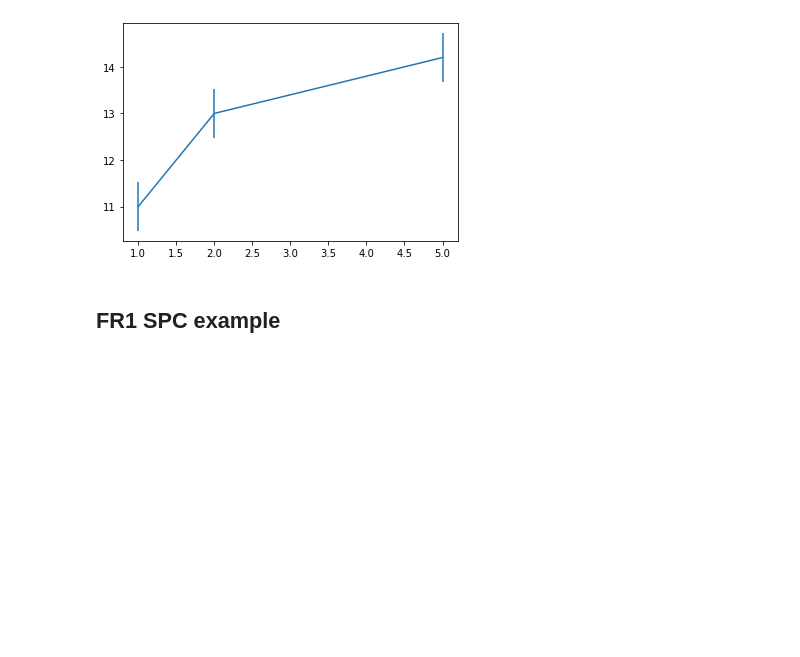
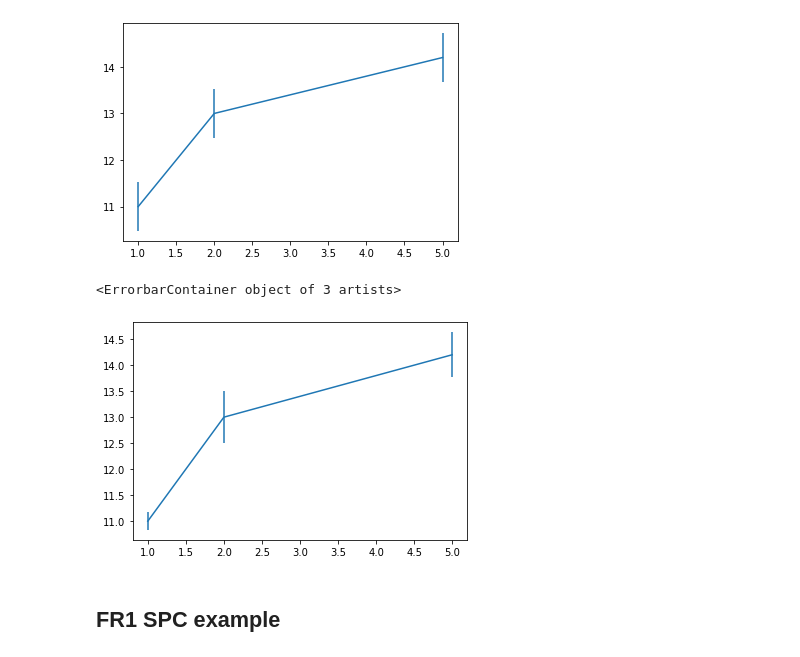
Before and after one commit to pennmem/pybeh_pd, a Jupyter notebook: loftus_masson_example.ipynb, the cells around one changed output. Drawn from its saved outputs; the diff is of its cells as text; code cells hidden in the pictures; blank space fills up the shorter version.

```diff
--- a/loftus_masson_example.ipynb
+++ b/loftus_masson_example.ipynb
@@ -192,11 +205,16 @@ plt.errorbar(x=[1, 2, 5], y=M_C, yerr=CI)
 # Using analytic pybeh function
 # %%
 #function requires a column for "subject", "condition" and the "value" for each subject in each condition
-M_C, CI = pb.loftus_masson_analytic(df_long, 'sub', 'cond', 'value')
-plt.errorbar(x=[1, 2, 5], y=M_C, yerr=CI)
+df_loftus_masson = pb.loftus_masson_analytic(df_long, 'sub', 'cond', 'value')
+plt.errorbar(x=[1, 2, 5], y='M_C', yerr='CI_equal', data=df_loftus_masson)
 # %% [output]
 <ErrorbarContainer object of 3 artists>
 [figure]
+# %%
+plt.errorbar(x=[1, 2, 5], y='M_C', yerr='CI_unequal', data=df_loftus_masson)
+# %% [output]
+<ErrorbarContainer object of 3 artists>
+[figure, added]
 # %% [markdown]
 ## FR1 SPC example
 # %%
```
Also changed, not shown: parts of 9 cells of this notebook, 2 other files.
